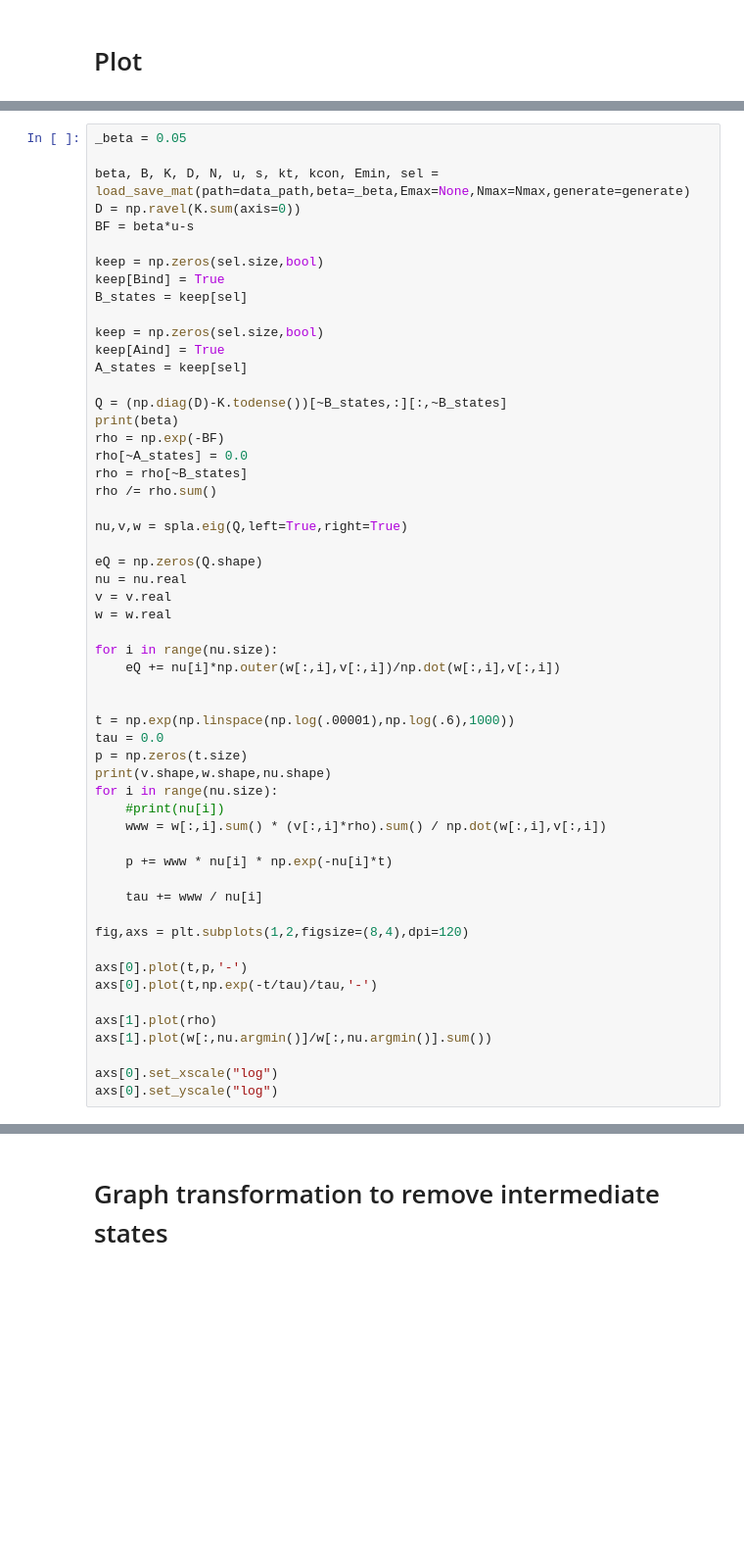
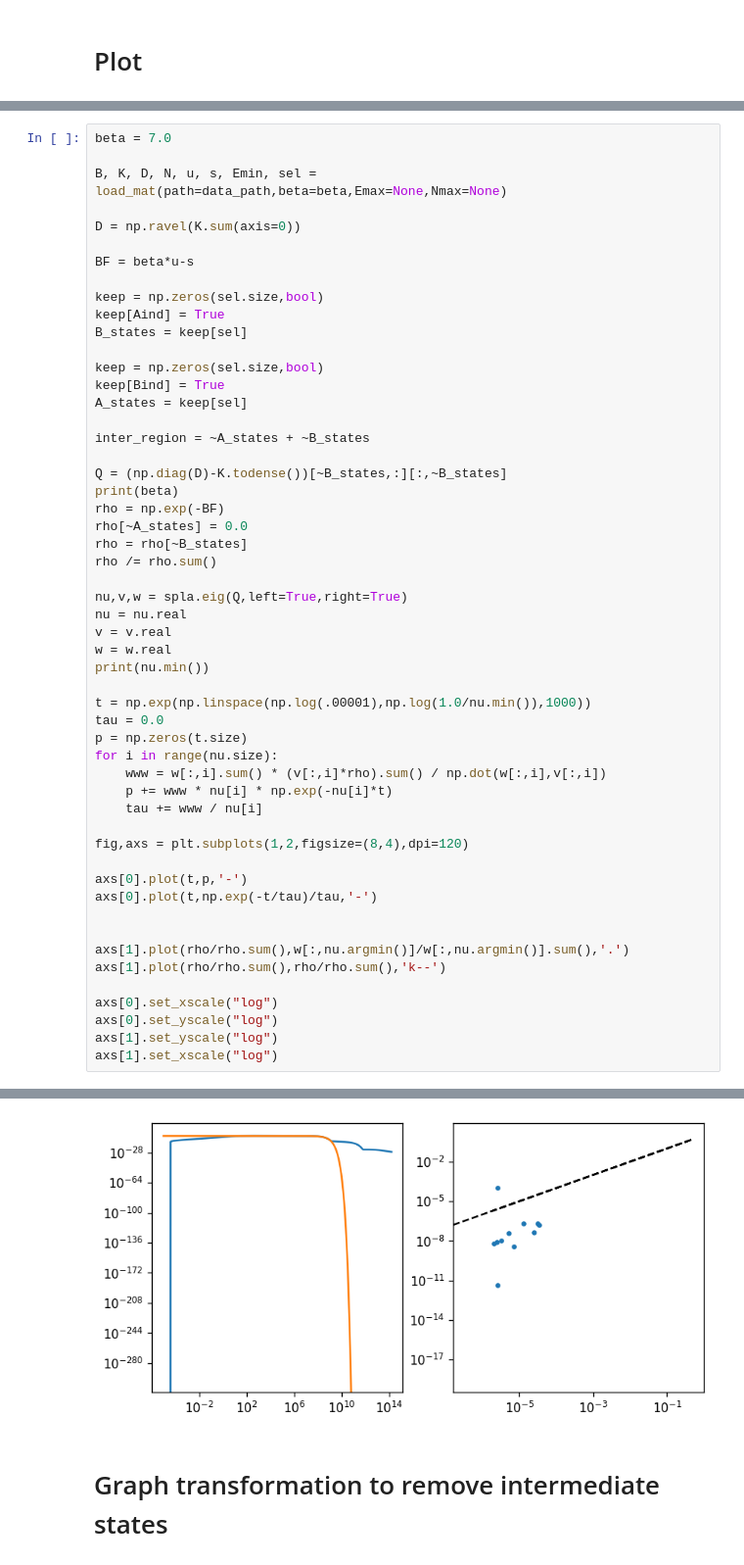
Before and after one commit to tomswinburne/PyGT, a Jupyter notebook: first_passage_time_GT.ipynb, the cells around one changed output, grey strips where cells are left out. Shown: that part at 98% size. Saved outputs shown, nothing was run; the diff lists cells and outputs as text; blank space fills up the shorter version.

```diff
--- a/first_passage_time_GT.ipynb
+++ b/first_passage_time_GT.ipynb
@@ -140,17 +277,21 @@ plt.tight_layout()
 # %%
-_beta = 0.05
+beta = 7.0
 
-beta, B, K, D, N, u, s, kt, kcon, Emin, sel = load_save_mat(path=data_path,beta=_beta,Emax=None,Nmax=Nmax,generate=generate)
+B, K, D, N, u, s, Emin, sel = load_mat(path=data_path,beta=beta,Emax=None,Nmax=None)
+
 D = np.ravel(K.sum(axis=0))
+
 BF = beta*u-s
 
 keep = np.zeros(sel.size,bool)
-keep[Bind] = True
+keep[Aind] = True
 B_states = keep[sel]
 
 keep = np.zeros(sel.size,bool)
-keep[Aind] = True
+keep[Bind] = True
 A_states = keep[sel]
+
+inter_region = ~A_states + ~B_states
 
 Q = (np.diag(D)-K.todense())[~B_states,:][:,~B_states]
 print(beta)
@@ -160,26 +301,17 @@ rho = rho[~B_states]
 rho /= rho.sum()
 
 nu,v,w = spla.eig(Q,left=True,right=True)
-
-eQ = np.zeros(Q.shape)
 nu = nu.real
 v = v.real
 w = w.real
+print(nu.min())
 
-for i in range(nu.size):
-    eQ += nu[i]*np.outer(w[:,i],v[:,i])/np.dot(w[:,i],v[:,i])
-
-
-t = np.exp(np.linspace(np.log(.00001),np.log(.6),1000))
+t = np.exp(np.linspace(np.log(.00001),np.log(1.0/nu.min()),1000))
 tau = 0.0
 p = np.zeros(t.size)
-print(v.shape,w.shape,nu.shape)
 for i in range(nu.size):
-    #print(nu[i])
     www = w[:,i].sum() * (v[:,i]*rho).sum() / np.dot(w[:,i],v[:,i])
-
     p += www * nu[i] * np.exp(-nu[i]*t)
-
     tau += www / nu[i]
 
 fig,axs = plt.subplots(1,2,figsize=(8,4),dpi=120)
@@ -187,8 +319,12 @@ fig,axs = plt.subplots(1,2,figsize=(8,4),dpi=120)
 axs[0].plot(t,p,'-')
 axs[0].plot(t,np.exp(-t/tau)/tau,'-')
 
-axs[1].plot(rho)
-axs[1].plot(w[:,nu.argmin()]/w[:,nu.argmin()].sum())
+
+axs[1].plot(rho/rho.sum(),w[:,nu.argmin()]/w[:,nu.argmin()].sum(),'.')
+axs[1].plot(rho/rho.sum(),rho/rho.sum(),'k--')
 
 axs[0].set_xscale("log")
 axs[0].set_yscale("log")
+axs[1].set_yscale("log")
+axs[1].set_xscale("log")
+# %% [output]
@@ -195,3 +333,4 @@ axs[0].set_yscale("log")
+[figure, added]
 # %% [markdown]
 # Graph transformation to remove intermediate states
 # %%
```
Also changed, not shown: parts of 10 cells of this notebook, 14 other files.
